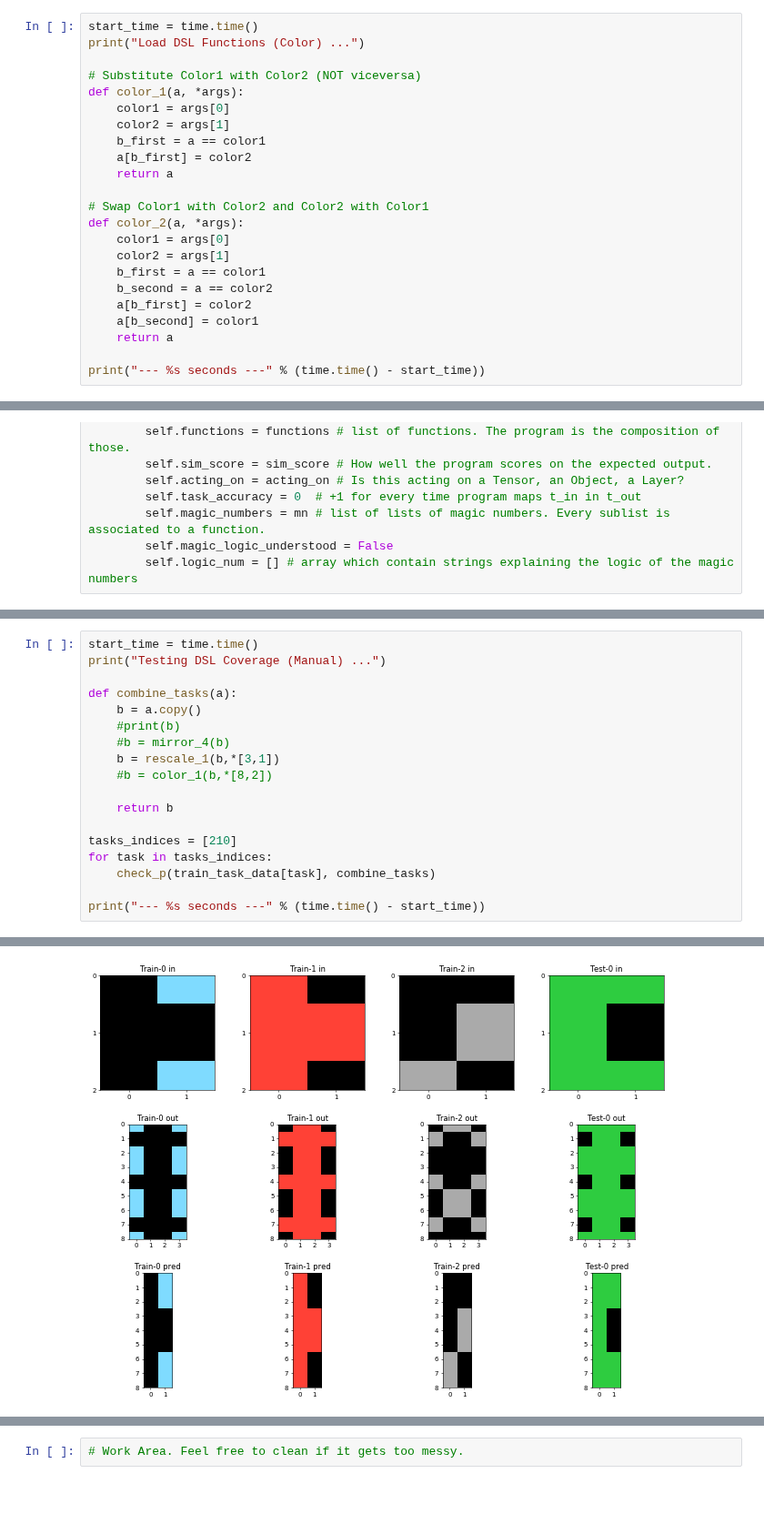
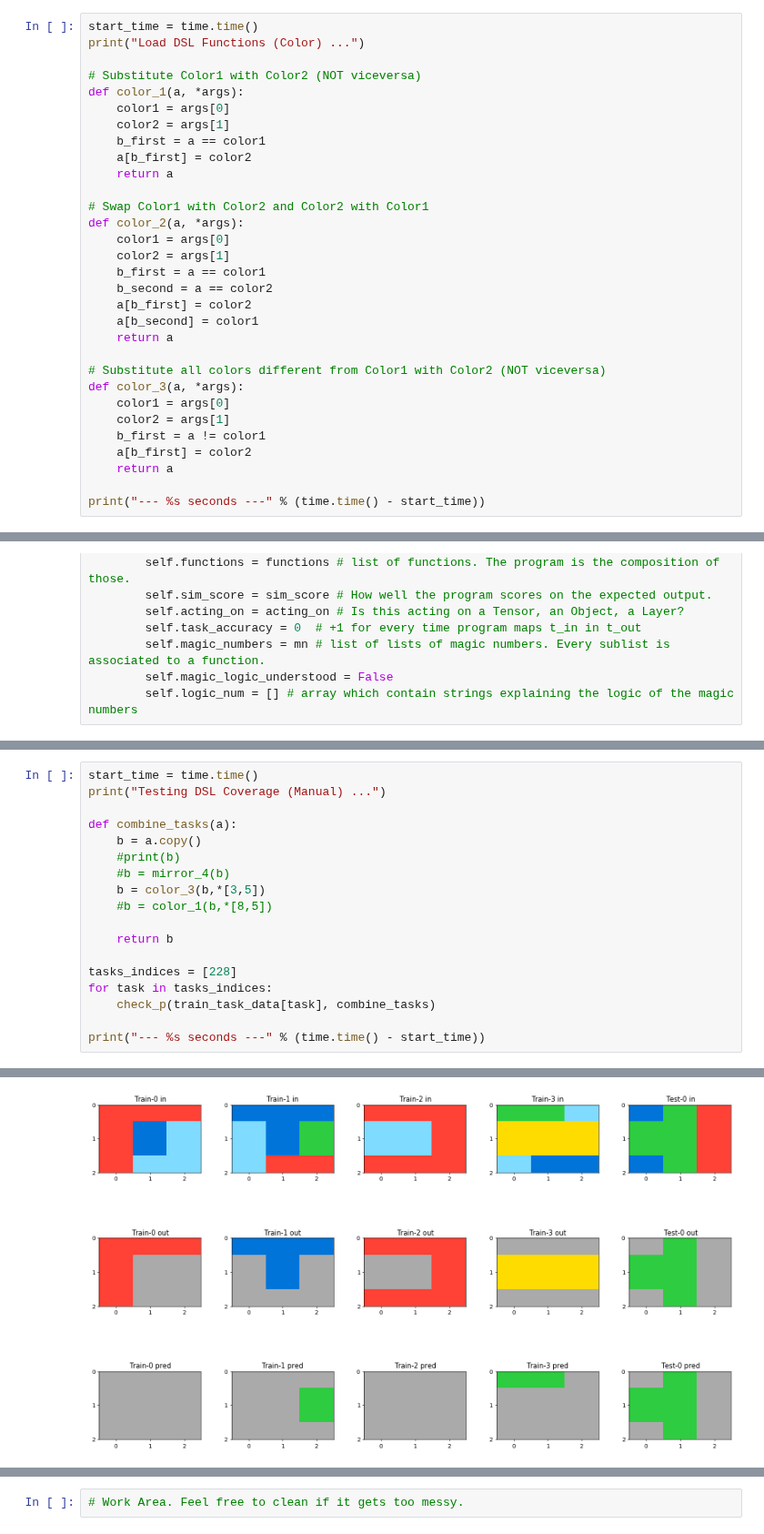
Before and after one commit to lorepieri8/ARC_challenge, a Jupyter notebook: ARC_DSL.ipynb, the cells around one changed output, grey strips where cells are left out. Shown at 91% size. Saved outputs shown, nothing was run; the diff lists cells and outputs as text; blank space fills up the shorter version.

Commit message:
first example of sequence, color_3, improved report logging

```diff
--- a/ARC_DSL.ipynb
+++ b/ARC_DSL.ipynb
@@ -865,6 +872,14 @@ def color_2(a, *args):
     a[b_second] = color1
     return a
 
+# Substitute all colors different from Color1 with Color2 (NOT viceversa)
+def color_3(a, *args):
+    color1 = args[0]
+    color2 = args[1]
+    b_first = a != color1
+    a[b_first] = color2
+    return a
+
 print("--- %s seconds ---" % (time.time() - start_time))
 # %% [output]
 Load DSL Functions (Color) ...
@@ -1360,12 +1382,12 @@ def combine_tasks(a):
     b = a.copy()
     #print(b)
     #b = mirror_4(b)
-    b = rescale_1(b,*[3,1])
-    #b = color_1(b,*[8,2])
+    b = color_3(b,*[3,5])
+    #b = color_1(b,*[8,5])
 
     return b
 
-tasks_indices = [210]
+tasks_indices = [228]
 for task in tasks_indices:
     check_p(train_task_data[task], combine_tasks)
 
@@ -1376,4 +1398,4 @@ Testing DSL Coverage (Manual) ...
-[figure, old version]
+[figure, new version]
 # %%
 start_time = time.time()
 print("Testing DSL Coverage (Training Set) ...")
```
Also changed, not shown: parts of 25 cells of this notebook.
